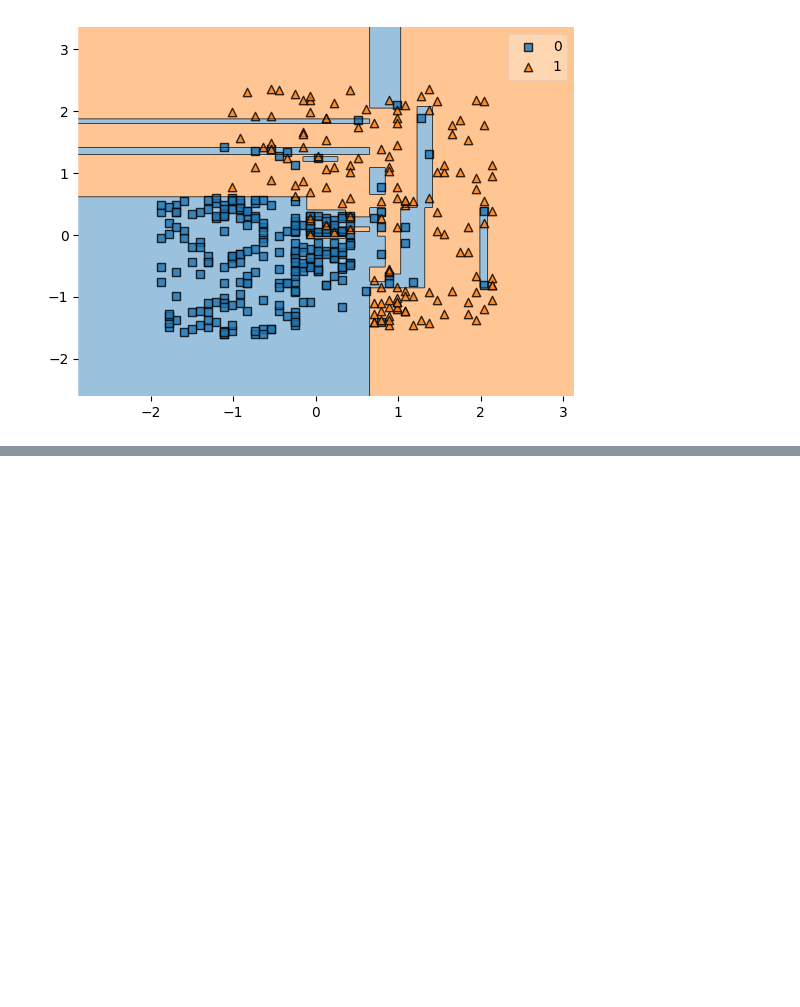
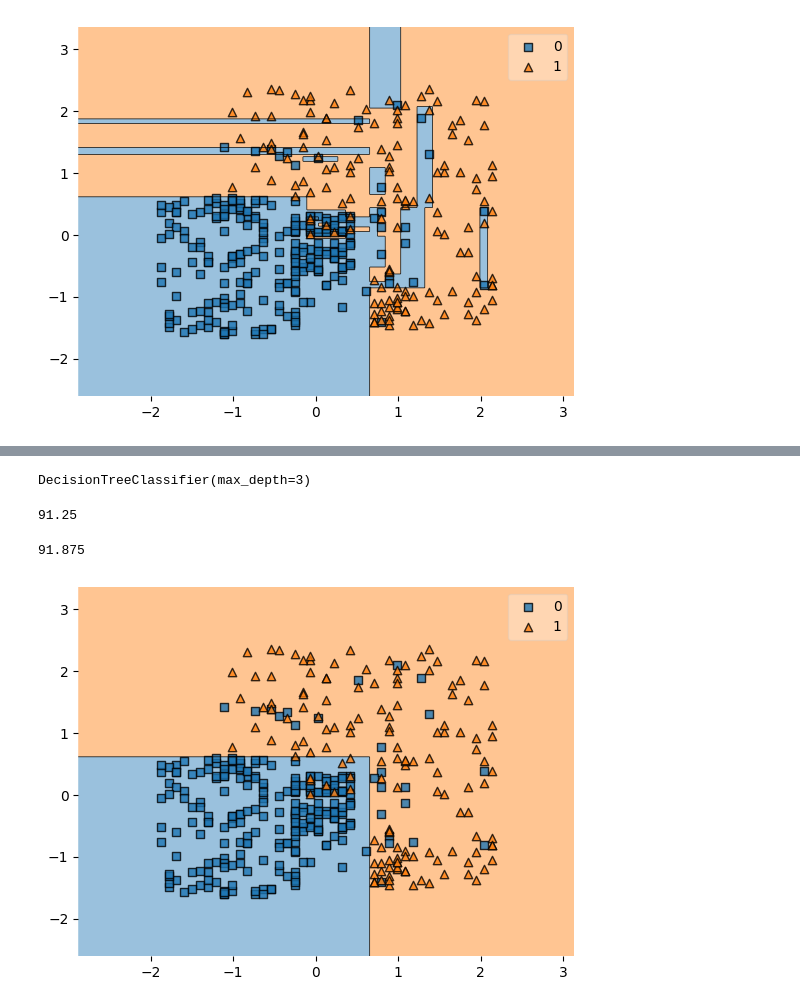
Before and after one commit to UtkarshaChoudhary/ML-Algorithms, a Jupyter notebook: Decision Tree.ipynb, the cells around one changed output, grey strips where cells are left out. Drawn from its saved outputs; the diff is of its cells as text; code cells hidden in the pictures; blank space fills up the shorter version.

```diff
--- a/Decision Tree.ipynb
+++ b/Decision Tree.ipynb
@@ -158,0 +215,6 @@ plt.show()
+# %%
+for i in range(1,20):
+    dt_pre1= DecisionTreeClassifier(max_depth=i)
+    dt_pre1.fit(X_train,Y_train)
+    print(dt_pre1.score(X_train, Y_train), dt_pre1.score(X_test, Y_test),i)
+# We choose that depth no which is difference is low 2 and 3
@@ -158,0 +241,18 @@ plt.show()
+# %%
+dt_pre2= DecisionTreeClassifier(max_depth=3)
+dt_pre2.fit(X_train,Y_train)
+# %% [output]
+DecisionTreeClassifier(max_depth=3)
+# %%
+dt_pre2.score(X_test, Y_test)*100
+# %% [output]
+91.25
+# %%
+dt_pre2.score(X_train, Y_train)*100
+# %% [output]
+91.875
+# %%
+plot_decision_regions(X.to_numpy(),Y.to_numpy(),clf=dt_pre2)
+plt.show()
+# %% [output]
+[figure, added]
```
Also changed, not shown: parts of 17 cells of this notebook.
